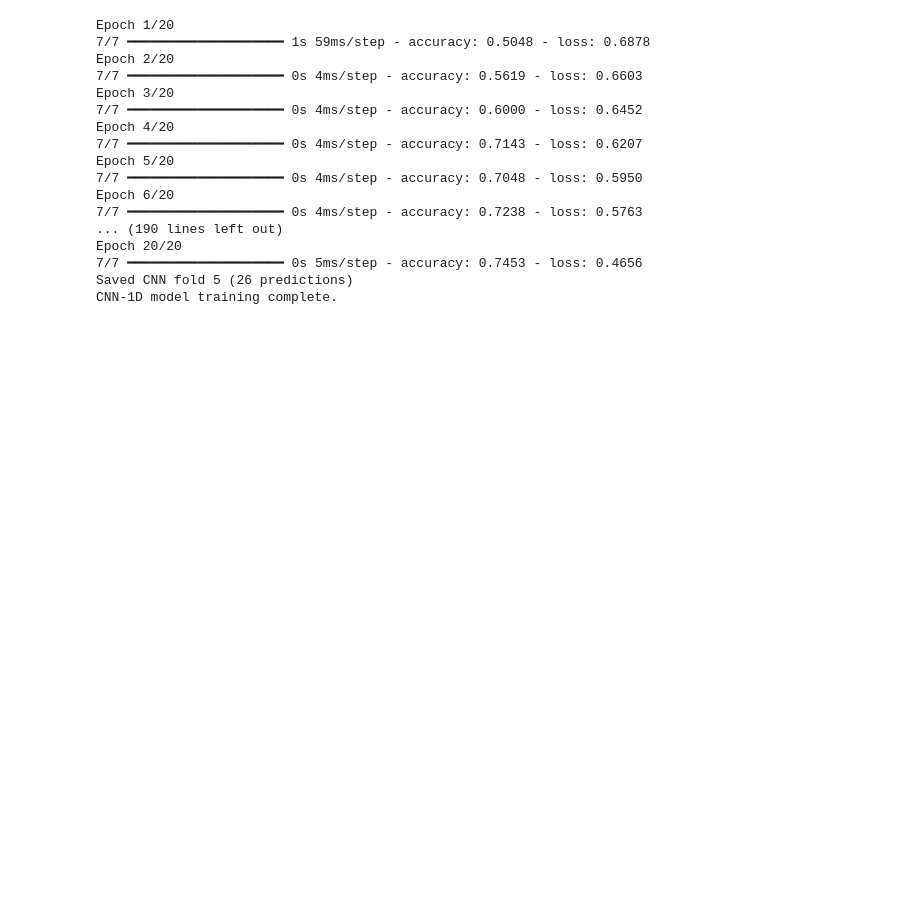
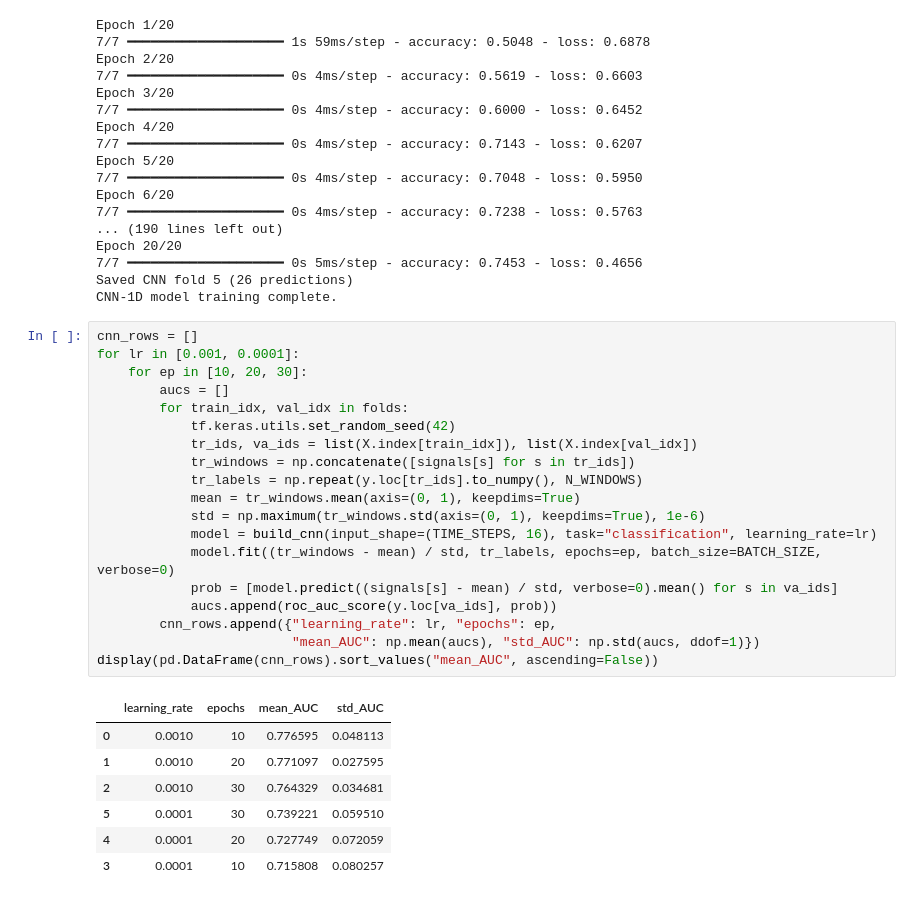
Before and after one commit to yenfay/it1244-project, a Jupyter notebook: notebooks/task1_classification.ipynb, the cells around one changed output. Drawn from its saved outputs; the diff is of its cells as text; blank space fills up the shorter version.

```diff
--- a/notebooks/task1_classification.ipynb
+++ b/notebooks/task1_classification.ipynb
@@ -223,3 +297,30 @@ Epoch 20/20
 7/7 ━━━━━━━━━━━━━━━━━━━━ 0s 5ms/step - accuracy: 0.7453 - loss: 0.4656
 Saved CNN fold 5 (26 predictions)
 CNN-1D model training complete.
+# %%
+cnn_rows = []
+for lr in [0.001, 0.0001]:
+    for ep in [10, 20, 30]:
+        aucs = []
+        for train_idx, val_idx in folds:
+            tf.keras.utils.set_random_seed(42)
+            tr_ids, va_ids = list(X.index[train_idx]), list(X.index[val_idx])
+            tr_windows = np.concatenate([signals[s] for s in tr_ids])
+            tr_labels = np.repeat(y.loc[tr_ids].to_numpy(), N_WINDOWS)
+            mean = tr_windows.mean(axis=(0, 1), keepdims=True)
+            std = np.maximum(tr_windows.std(axis=(0, 1), keepdims=True), 1e-6)
+            model = build_cnn(input_shape=(TIME_STEPS, 16), task="classification", learning_rate=lr)
+            model.fit((tr_windows - mean) / std, tr_labels, epochs=ep, batch_size=BATCH_SIZE, verbose=0)
+            prob = [model.predict((signals[s] - mean) / std, verbose=0).mean() for s in va_ids]
+            aucs.append(roc_auc_score(y.loc[va_ids], prob))
+        cnn_rows.append({"learning_rate": lr, "epochs": ep,
+                         "mean_AUC": np.mean(aucs), "std_AUC": np.std(aucs, ddof=1)})
+display(pd.DataFrame(cnn_rows).sort_values("mean_AUC", ascending=False))
+# %% [output]
+|  | learning_rate | epochs | mean_AUC | std_AUC |
+| 0 | 0.0010 | 10 | 0.776595 | 0.048113 |
+| 1 | 0.0010 | 20 | 0.771097 | 0.027595 |
+| 2 | 0.0010 | 30 | 0.764329 | 0.034681 |
+| 5 | 0.0001 | 30 | 0.739221 | 0.059510 |
+| 4 | 0.0001 | 20 | 0.727749 | 0.072059 |
+| 3 | 0.0001 | 10 | 0.715808 | 0.080257 |
```
Also changed, not shown: parts of 5 cells of this notebook.
